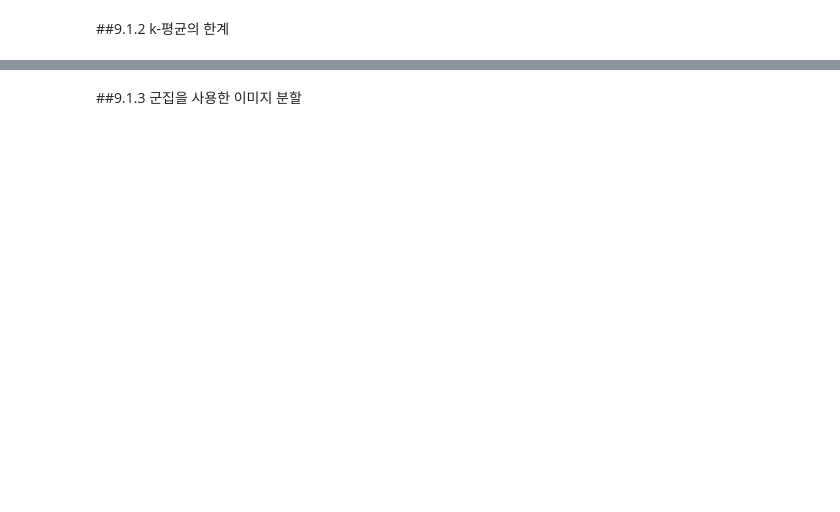
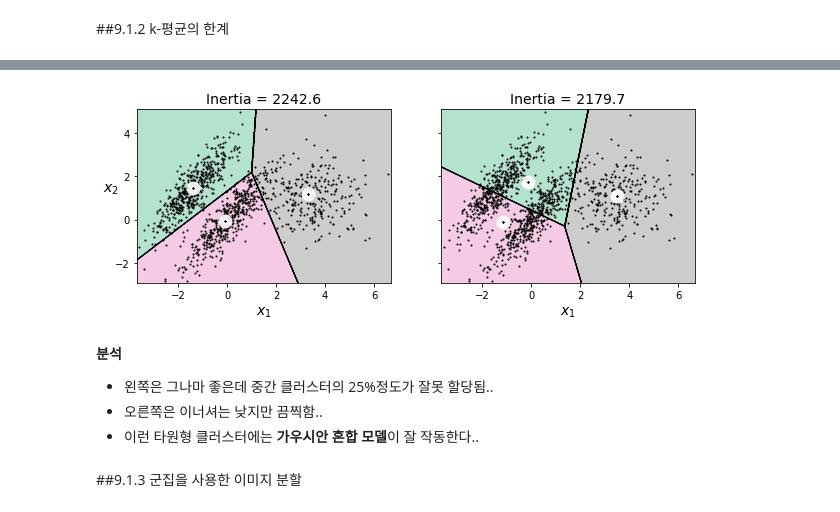
Before and after one commit to dong-tak123/BigAI, a Jupyter notebook: Hands_on_ML_2/Chapter9_비지도_학습.ipynb, the cells around one changed output, grey strips where cells are left out. Drawn from its saved outputs; the diff is of its cells as text; code cells hidden in the pictures; blank space fills up the shorter version.

```diff
--- a/Hands_on_ML_2/Chapter9_비지도_학습.ipynb
+++ b/Hands_on_ML_2/Chapter9_비지도_학습.ipynb
@@ -607,2 +748,24 @@ plt.show()
+# %%
+#plot_clusterer_comparision()메서드로도 출력 가능..
+
+plt.figure(figsize=(10, 3.2))
+
+plt.subplot(121)
+plot_decision_boundaries(kmeans_good, X)
+plt.title("Inertia = {:.1f}".format(kmeans_good.inertia_), fontsize=14)
+
+plt.subplot(122)
+plot_decision_boundaries(kmeans_bad, X, show_ylabels=False)
+plt.title("Inertia = {:.1f}".format(kmeans_bad.inertia_), fontsize=14)
+
+plt.show()
+# %% [output]
+[figure, added]
+# %% [markdown]
+**분석**
+
+- 왼쪽은 그나마 좋은데 중간 클러스터의 25%정도가 잘못 할당됨..
+- 오른쪽은 이너셔는 낮지만 끔찍함..
+- 이런 타원형 클러스터에는 **가우시안 혼합 모델**이 잘 작동한다..
 # %% [markdown]
 ##9.1.3 군집을 사용한 이미지 분할
```
Also changed, not shown: parts of 39 cells of this notebook.
